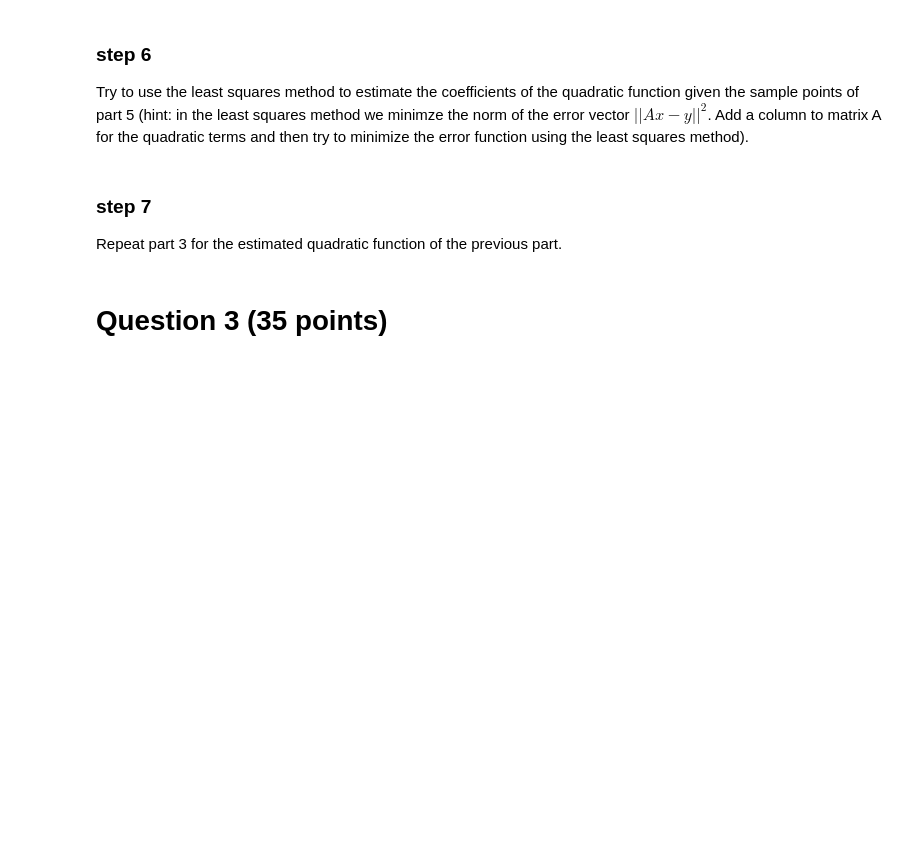
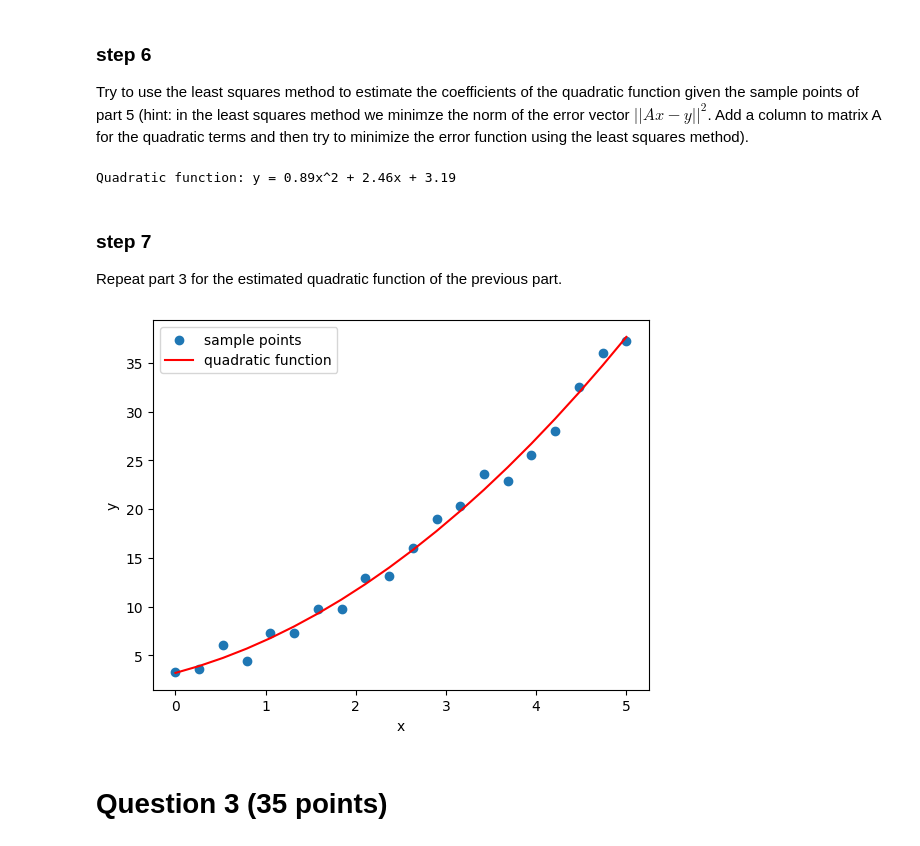
Before and after one commit to Aminansari/MMIE_CHW2, a Jupyter notebook: CHW2.ipynb, the cells around one changed output. Saved outputs shown, nothing was run; the diff lists cells and outputs as text; code cells hidden in the pictures; blank space fills up the shorter version.

```diff
--- a/CHW2.ipynb
+++ b/CHW2.ipynb
@@ -165,3 +234,12 @@ Plot the error function $\sum_{i=0}^{n-1} ||ax_i + b - y_i||^2$ as a function of
 # %% [markdown]
 ### step 5
 Repeat part 1 but this time create n=20 sample points with a quadratic term added to y: $$y_i = x^2_i + 2x_i + 3 + \epsilon_i$$ $\epsilon_i$ has the same distribution as before and x's range from 0 to 5 likewise.
+# %%
+n = 20
+x = np.linspace(0, 5, n)
+eps = np.random.normal(size=n)
+y = x**2 + 2*x + 3 + eps
+
+print("Sample points: ")
+for i in range(n):
+    print(f"({x[i]:.2f}, {y[i]:.2f})")
@@ -168,16 +264,33 @@ Repeat part 1 but this time create n=20 sample points with a quadratic term adde
 # %% [markdown]
 ### step 6
 Try to use the least squares method to estimate the coefficients of the quadratic function given the sample points of part 5 (hint: in the least squares method we minimze the norm of the error vector $||Ax-y||^2$. Add a column to matrix A for the quadratic terms and then try to minimize the error function using the least squares method).
+# %%
+A = np.column_stack([x, np.ones_like(x)])
+A = np.column_stack([A, x**2])
+b = y.reshape(-1,1)
+params = np.linalg.inv(A.T @ A) @ A.T @ b
+
+a, b, c = params[2][0], params[0][0], params[1][0]
+print(f"Quadratic function: y = {a:.2f}x^2 + {b:.2f}x + {c:.2f}")
+# %% [output]
+Quadratic function: y = 0.89x^2 + 2.46x + 3.19
 # %% [markdown]
 ### step 7
 Repeat part 3 for the estimated quadratic function of the previous part.
 # %%
 import numpy as np
 import matplotlib.pyplot as plt
 
 # Complete this part!
-#...
+plt.scatter(x, y, label='sample points')
+plt.plot(x, a*(x**2) + b*(x) + c, 'r', label='quadratic function')
+plt.xlabel('x')
+plt.ylabel('y')
+plt.legend()
+plt.show()
 # ------------------
+# %% [output]
+[figure, added]
 # %% [markdown]
 # Question 3 (35 points)
 # %% [markdown]
```
Also changed, not shown: parts of 5 cells of this notebook.
